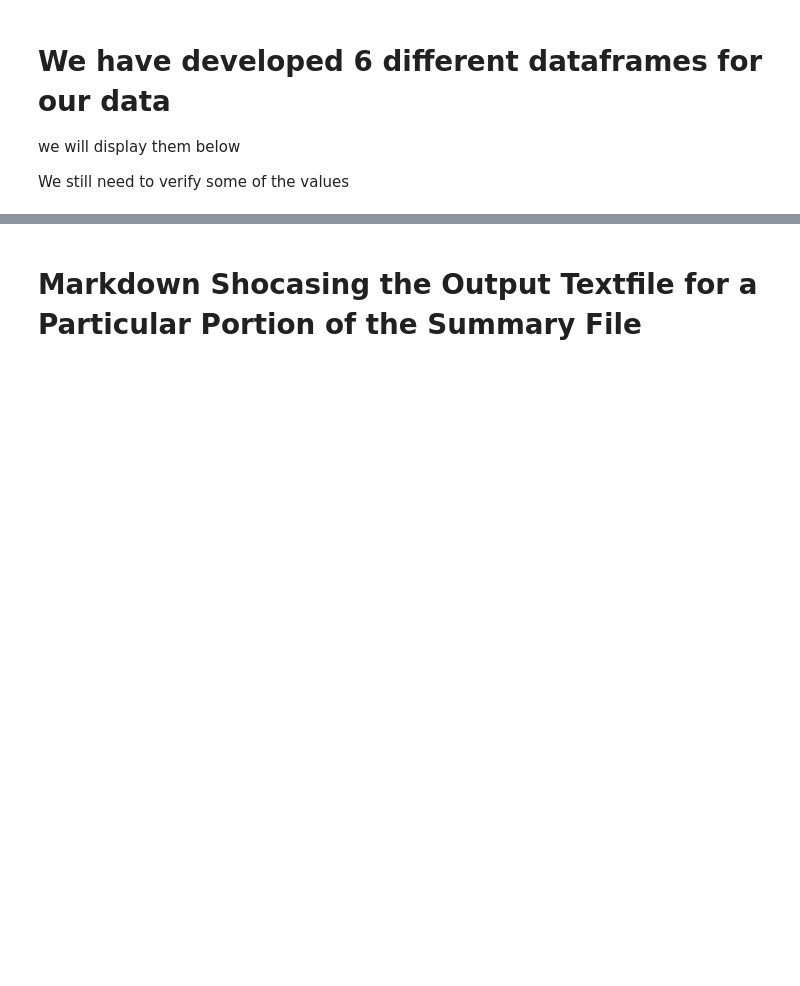
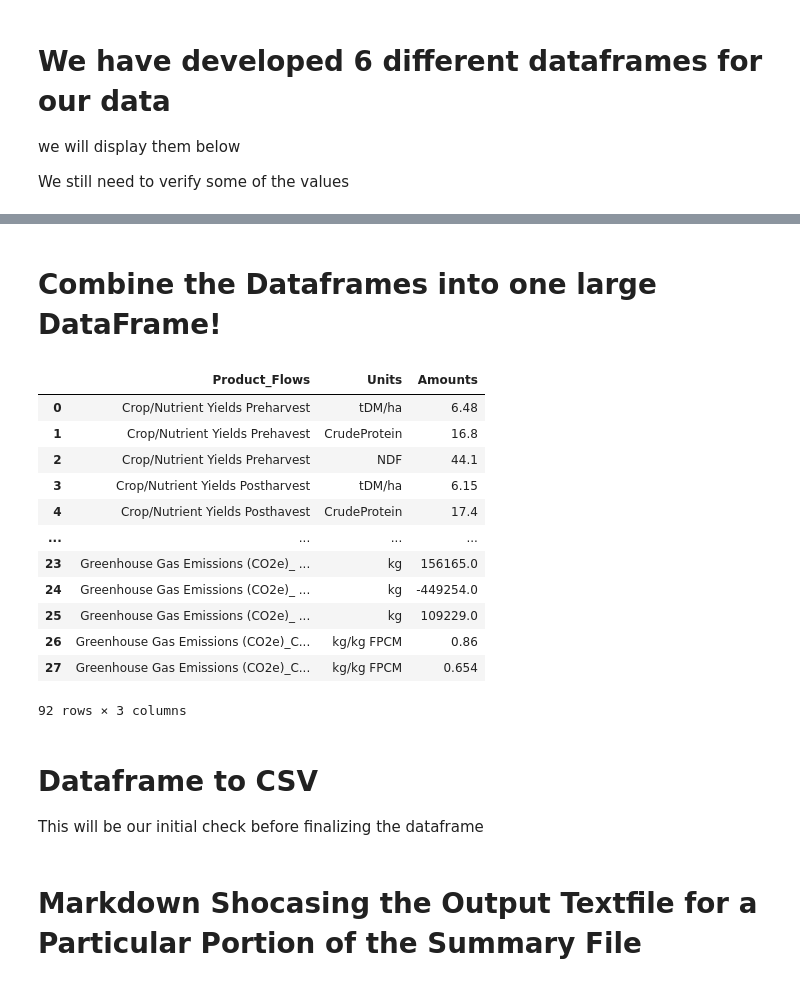
Before and after one commit to AgroSolutions-OSU/IFSM_Analysis, a Jupyter notebook: srm_csv.ipynb, the cells around one changed output, grey strips where cells are left out. Drawn from its saved outputs; the diff is of its cells as text; code cells hidden in the pictures; blank space fills up the shorter version.

Commit message:
able to create csv. currently issues related to the emissions table. the footprints look good.

```diff
--- a/srm_csv.ipynb
+++ b/srm_csv.ipynb
@@ -1067,0 +1002,22 @@ Table 6: Environmental footprints of water, nitrogen, energy and carbon for a da
+# %% [markdown]
+# Combine the Dataframes into one large DataFrame!
+# %%
+final_dat = pd.concat([df_crop_nutrients,df_feed_prod,df_nutrient_flows,df_economics,df_emissions,df_enve_footprint], axis = 0)
+final_dat
+# %% [output]
+|  | Product_Flows | Units | Amounts |
+| 0 | Crop/Nutrient Yields Preharvest | tDM/ha | 6.48 |
+| 1 | Crop/Nutrient Yields Prehavest | CrudeProtein | 16.8 |
+| 2 | Crop/Nutrient Yields Preharvest | NDF | 44.1 |
+| 3 | Crop/Nutrient Yields Postharvest | tDM/ha | 6.15 |
+| 4 | Crop/Nutrient Yields Posthavest | CrudeProtein | 17.4 |
+| ... | ... | ... | ... |
+| 23 | Greenhouse Gas Emissions (CO2e)_ ... | kg | 156165.0 |
+| 24 | Greenhouse Gas Emissions (CO2e)_ ... | kg | -449254.0 |
+| 25 | Greenhouse Gas Emissions (CO2e)_ ... | kg | 109229.0 |
+| 26 | Greenhouse Gas Emissions (CO2e)_C... | kg/kg FPCM | 0.86 |
+| 27 | Greenhouse Gas Emissions (CO2e)_C... | kg/kg FPCM | 0.654 |
+92 rows × 3 columns
+# %% [markdown]
+# Dataframe to CSV
+This will be our initial check before finalizing the dataframe
```
Also changed, not shown: parts of 3 cells of this notebook, 1 other file.
